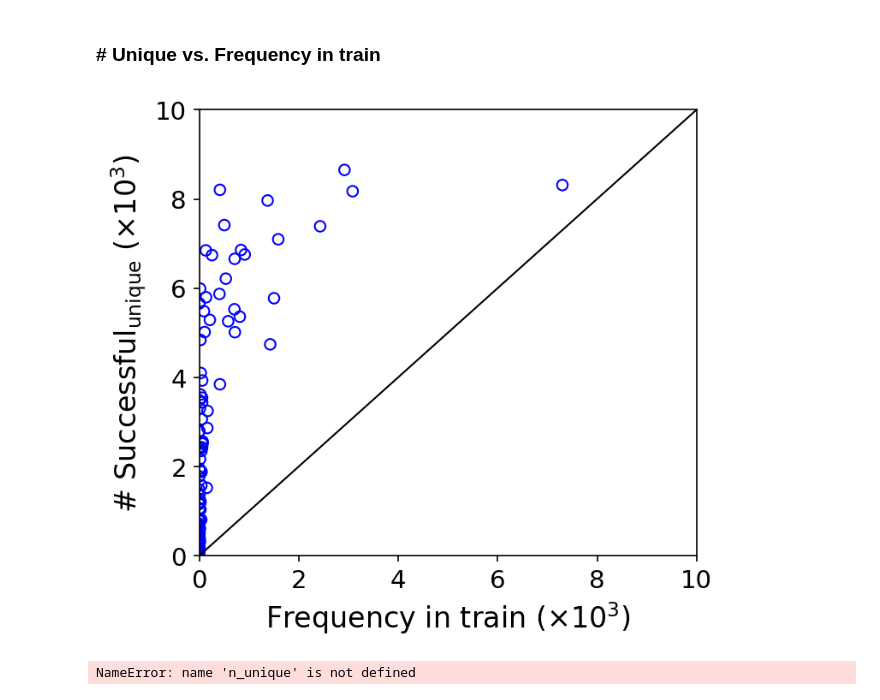
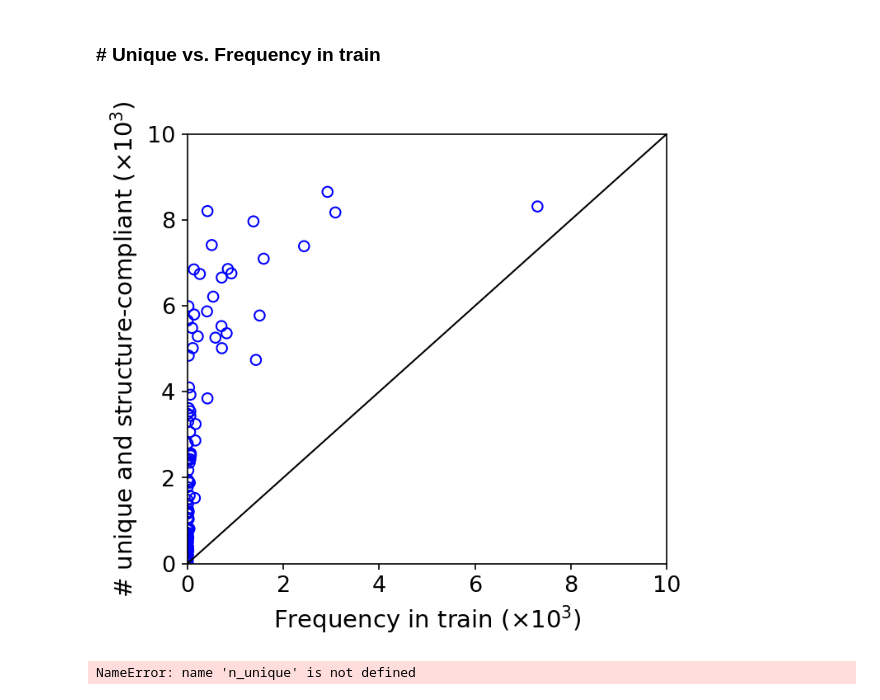
Before and after one commit to chaoting-sun/GCT-Plus, a Jupyter notebook: sca_sampling.ipynb, the cells around one changed output. Saved outputs shown, nothing was run; the diff lists cells and outputs as text; code cells hidden in the pictures.

```diff
--- a/sca_sampling.ipynb
+++ b/sca_sampling.ipynb
@@ -169,26 +160,25 @@ freq_in_train = np.array([len(train[train.scaffold == sca]) for sca in met1['sca
 # %%
 x = freq_in_train / 1000
 y = n_unique_ssf / 1000
 
 xlabel = r'Frequency in train ($\times 10^3$)'
-ylabel = r'# $\mathdefault{Successful}_{\mathdefault{unique}}\ (\times 10^3)$'
-# ylabel = r'# unique and structure-compliant ($\times 10^3$)'
+ylabel = r'# unique and structure-compliant ($\times 10^3$)'
 
 plt.figure(figsize=(5, 4.6), dpi=150)
 plt.scatter(x, y, marker='o', facecolors='none', edgecolors='blue')
 plt.plot([0, 10], [0, 10], color='black', linewidth=1)
 
-plt.xlabel(xlabel, fontsize=16)
-plt.ylabel(ylabel, fontsize=16)
-plt.xticks(fontsize=14)
-plt.yticks(fontsize=14)
+plt.xlabel(xlabel, fontsize=14)
+plt.ylabel(ylabel, fontsize=14)
+plt.xticks(fontsize=13)
+plt.yticks(fontsize=13)
 plt.xlim((0, 10))
 plt.ylim((0, 10))
 
 # plt.legend(fontsize=10
 plt.show()
 # %% [output]
-[figure, old version]
+[figure, new version]
 # %%
 x = freq_in_train / 1000
 y = n_unique / 1000
```
Also changed, not shown: parts of 28 cells of this notebook, 41 other files.
